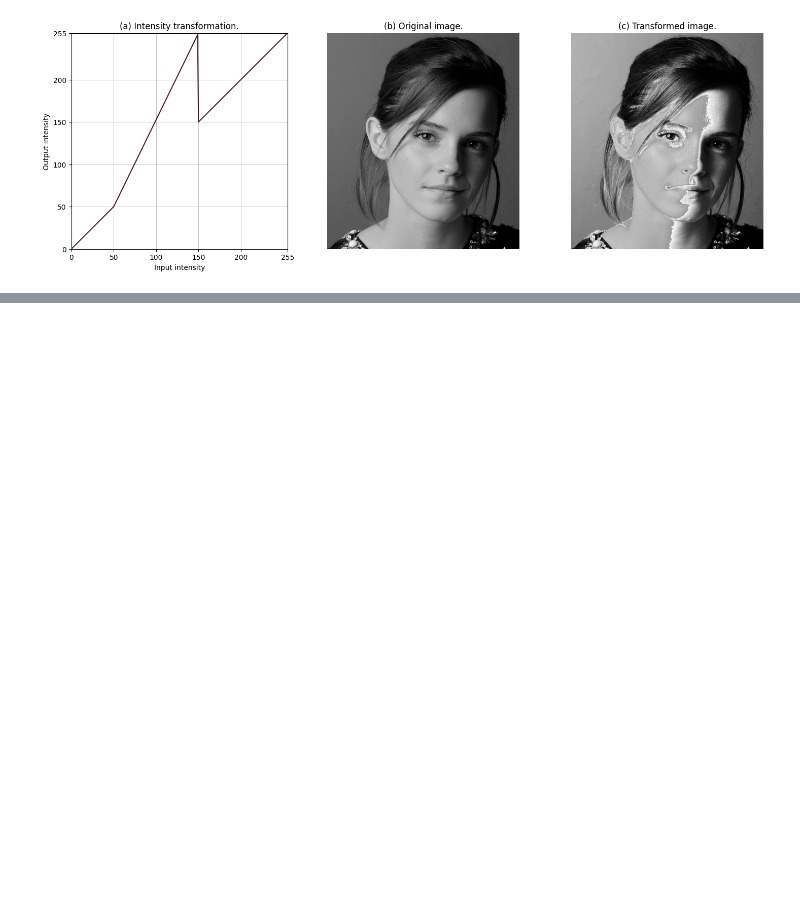
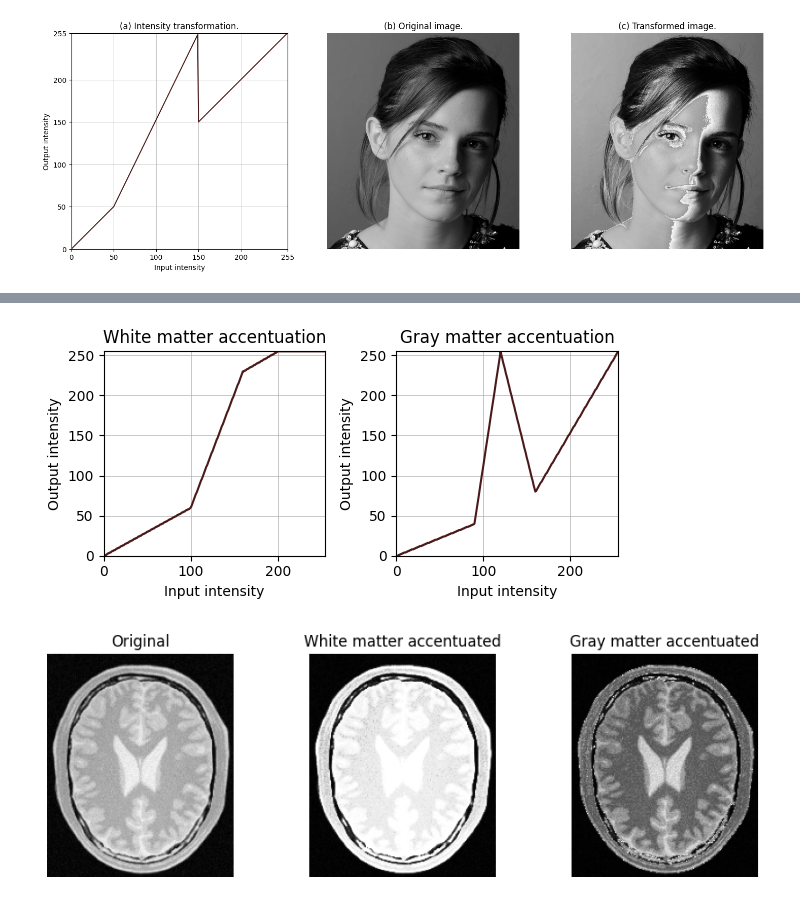
Before and after one commit to OshadhaVihanga/en3160-assignment-01-230481E, a Jupyter notebook: 230481E_assignment01.ipynb, the cells around one changed output, grey strips where cells are left out. Cells and saved outputs as stored; diff of their text form; code cells hidden in the pictures; blank space fills up the shorter version.

```diff
--- a/230481E_assignment01.ipynb
+++ b/230481E_assignment01.ipynb
@@ -110,0 +123,58 @@ plt.show()
+# %%
+white_matter_bp = [
+    [0, 0],
+    [100, 60],
+    [160, 230],
+    [200, 255],
+    [255, 255]
+]
+
+white_matter_img, white_lut = intensity_transform(brain_img, white_matter_bp)
+gray_matter_bp = [
+    [0, 0],
+    [90, 40],
+    [120, 255],
+    [160, 80],
+    [255, 255]
+]
+
+gray_matter_img, gray_lut = intensity_transform(brain_img, gray_matter_bp)
+fig, axes = plt.subplots(1, 2, figsize=(6, 3))
+
+axes[0].plot(np.arange(256), white_lut, color='#4a1a1a', linewidth=1.5)
+axes[0].set_xlabel('Input intensity')
+axes[0].set_ylabel('Output intensity')
+axes[0].set_title('White matter accentuation')
+axes[0].set_xlim(0, 255)
+axes[0].set_ylim(0, 255)
+axes[0].grid(True, linewidth=0.5)
+
+axes[1].plot(np.arange(256), gray_lut, color='#4a1a1a', linewidth=1.5)
+axes[1].set_xlabel('Input intensity')
+axes[1].set_ylabel('Output intensity')
+axes[1].set_title('Gray matter accentuation')
+axes[1].set_xlim(0, 255)
+axes[1].set_ylim(0, 255)
+axes[1].grid(True, linewidth=0.5)
+
+plt.tight_layout()
+plt.show()
+fig, axes = plt.subplots(1, 3, figsize=(9, 3))
+
+axes[0].imshow(brain_img, cmap='gray')
+axes[0].set_title('Original')
+axes[0].axis('off')
+
+axes[1].imshow(white_matter_img, cmap='gray')
+axes[1].set_title('White matter accentuated')
+axes[1].axis('off')
+
+axes[2].imshow(gray_matter_img, cmap='gray')
+axes[2].set_title('Gray matter accentuated')
+axes[2].axis('off')
+
+plt.tight_layout()
+plt.show()
+# %% [output]
+[figure, added]
+[figure, added]
```
Also changed, not shown: parts of 2 cells of this notebook.
